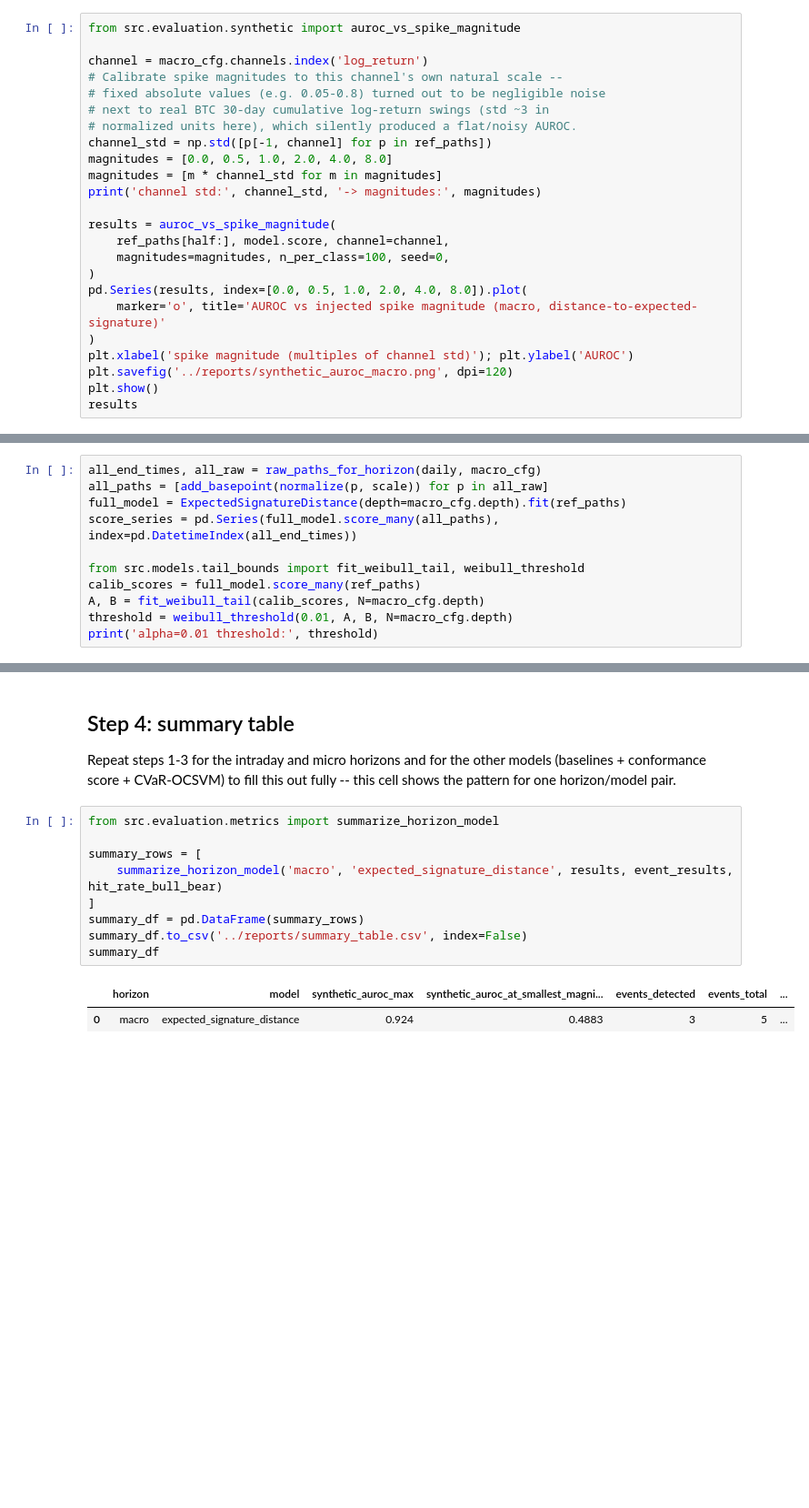
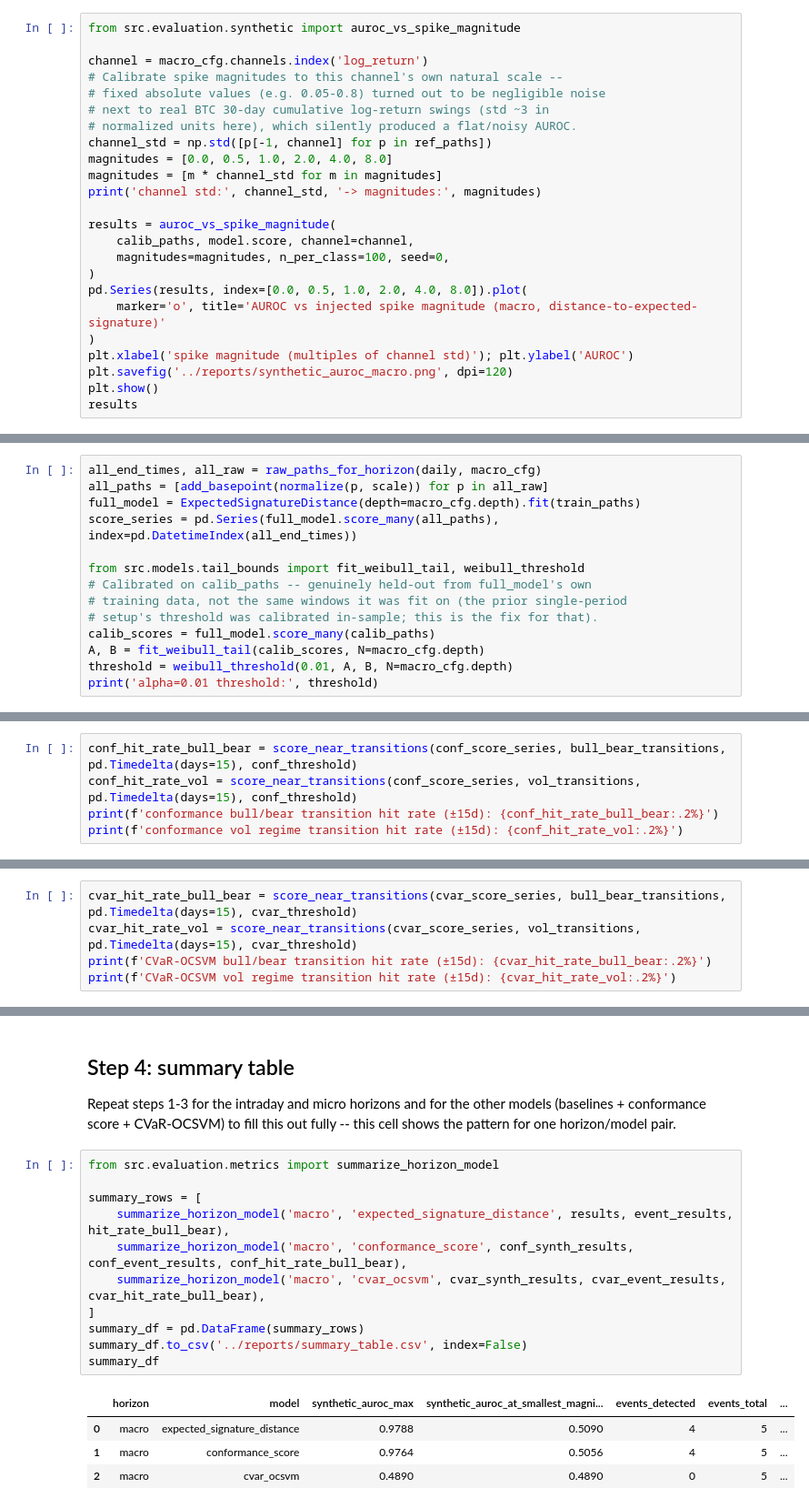
Before and after one commit to mghaisas17/MLCapstone_Proj001, a Jupyter notebook: Aayush/notebooks/05_synthetic_and_event_evaluation.ipynb, the cells around one changed output, grey strips where cells are left out. Shown at 91% size. Saved outputs shown, nothing was run; the diff lists cells and outputs as text; blank space fills up the shorter version.

```diff
--- a/Aayush/notebooks/05_synthetic_and_event_evaluation.ipynb
+++ b/Aayush/notebooks/05_synthetic_and_event_evaluation.ipynb
@@ -44,7 +67,7 @@ magnitudes = [m * channel_std for m in magnitudes]
 print('channel std:', channel_std, '-> magnitudes:', magnitudes)
 
 results = auroc_vs_spike_magnitude(
-    ref_paths[half:], model.score, channel=channel,
+    calib_paths, model.score, channel=channel,
     magnitudes=magnitudes, n_per_class=100, seed=0,
 )
 pd.Series(results, index=[0.0, 0.5, 1.0, 2.0, 4.0, 8.0]).plot(
@@ -70,11 +93,14 @@ channel std: 3.132650894255694 -> magnitudes: [np.float64(0.0), np.float64(1.566
 # %%
 all_end_times, all_raw = raw_paths_for_horizon(daily, macro_cfg)
 all_paths = [add_basepoint(normalize(p, scale)) for p in all_raw]
-full_model = ExpectedSignatureDistance(depth=macro_cfg.depth).fit(ref_paths)
+full_model = ExpectedSignatureDistance(depth=macro_cfg.depth).fit(train_paths)
 score_series = pd.Series(full_model.score_many(all_paths), index=pd.DatetimeIndex(all_end_times))
 
 from src.models.tail_bounds import fit_weibull_tail, weibull_threshold
-calib_scores = full_model.score_many(ref_paths)
+# Calibrated on calib_paths -- genuinely held-out from full_model's own
+# training data, not the same windows it was fit on (the prior single-period
+# setup's threshold was calibrated in-sample; this is the fix for that).
+calib_scores = full_model.score_many(calib_paths)
 A, B = fit_weibull_tail(calib_scores, N=macro_cfg.depth)
 threshold = weibull_threshold(0.01, A, B, N=macro_cfg.depth)
 print('alpha=0.01 threshold:', threshold)
@@ -132,0 +207,5 @@ vol regime transition hit rate (±15d): 25.75%
+# %%
+conf_hit_rate_bull_bear = score_near_transitions(conf_score_series, bull_bear_transitions, pd.Timedelta(days=15), conf_threshold)
+conf_hit_rate_vol = score_near_transitions(conf_score_series, vol_transitions, pd.Timedelta(days=15), conf_threshold)
+print(f'conformance bull/bear transition hit rate (±15d): {conf_hit_rate_bull_bear:.2%}')
+print(f'conformance vol regime transition hit rate (±15d): {conf_hit_rate_vol:.2%}')
@@ -132,0 +285,5 @@ vol regime transition hit rate (±15d): 25.75%
+# %%
+cvar_hit_rate_bull_bear = score_near_transitions(cvar_score_series, bull_bear_transitions, pd.Timedelta(days=15), cvar_threshold)
+cvar_hit_rate_vol = score_near_transitions(cvar_score_series, vol_transitions, pd.Timedelta(days=15), cvar_threshold)
+print(f'CVaR-OCSVM bull/bear transition hit rate (±15d): {cvar_hit_rate_bull_bear:.2%}')
+print(f'CVaR-OCSVM vol regime transition hit rate (±15d): {cvar_hit_rate_vol:.2%}')
@@ -137,12 +297,16 @@ Repeat steps 1-3 for the intraday and micro horizons and for the other models (b
 # %%
 from src.evaluation.metrics import summarize_horizon_model
 
 summary_rows = [
-    summarize_horizon_model('macro', 'expected_signature_distance', results, event_results, hit_rate_bull_bear)
+    summarize_horizon_model('macro', 'expected_signature_distance', results, event_results, hit_rate_bull_bear),
+    summarize_horizon_model('macro', 'conformance_score', conf_synth_results, conf_event_results, conf_hit_rate_bull_bear),
+    summarize_horizon_model('macro', 'cvar_ocsvm', cvar_synth_results, cvar_event_results, cvar_hit_rate_bull_bear),
 ]
 summary_df = pd.DataFrame(summary_rows)
 summary_df.to_csv('../reports/summary_table.csv', index=False)
 summary_df
 # %% [output]
 |  | horizon | model | synthetic_auroc_max | synthetic_auroc_at_smallest_magni... | events_detected | events_total | ... |
-| 0 | macro | expected_signature_distance | 0.924 | 0.4883 | 3 | 5 | ... |
+| 0 | macro | expected_signature_distance | 0.9788 | 0.5090 | 4 | 5 | ... |
+| 1 | macro | conformance_score | 0.9764 | 0.5056 | 4 | 5 | ... |
+| 2 | macro | cvar_ocsvm | 0.4890 | 0.4890 | 0 | 5 | ... |
```
Also changed, not shown: parts of 36 cells of this notebook, 18 other files.
